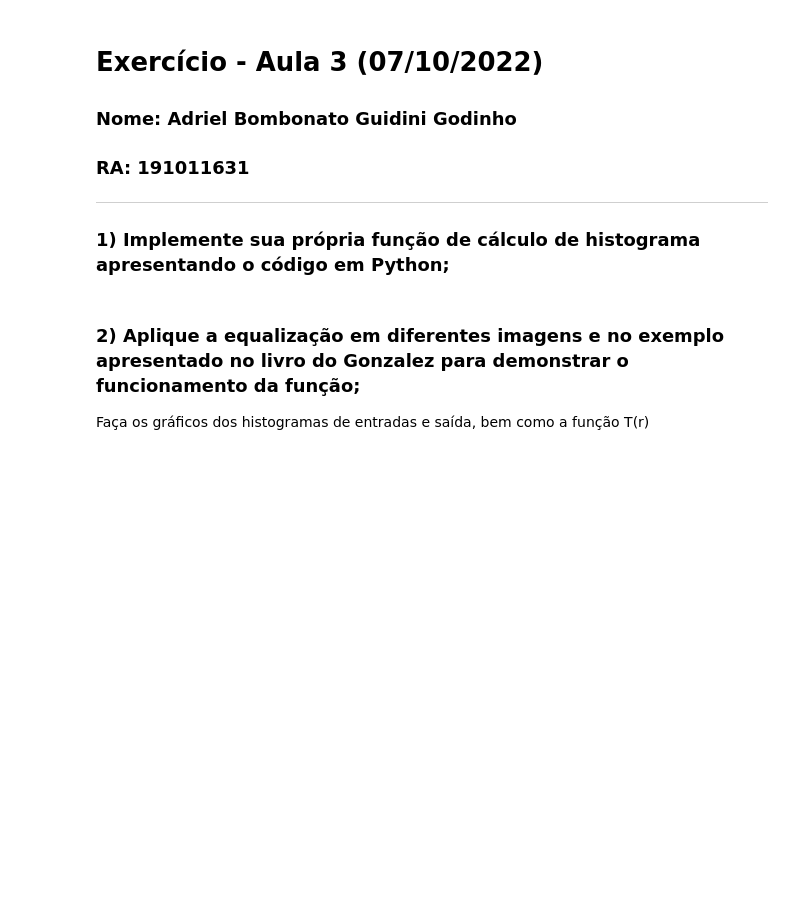
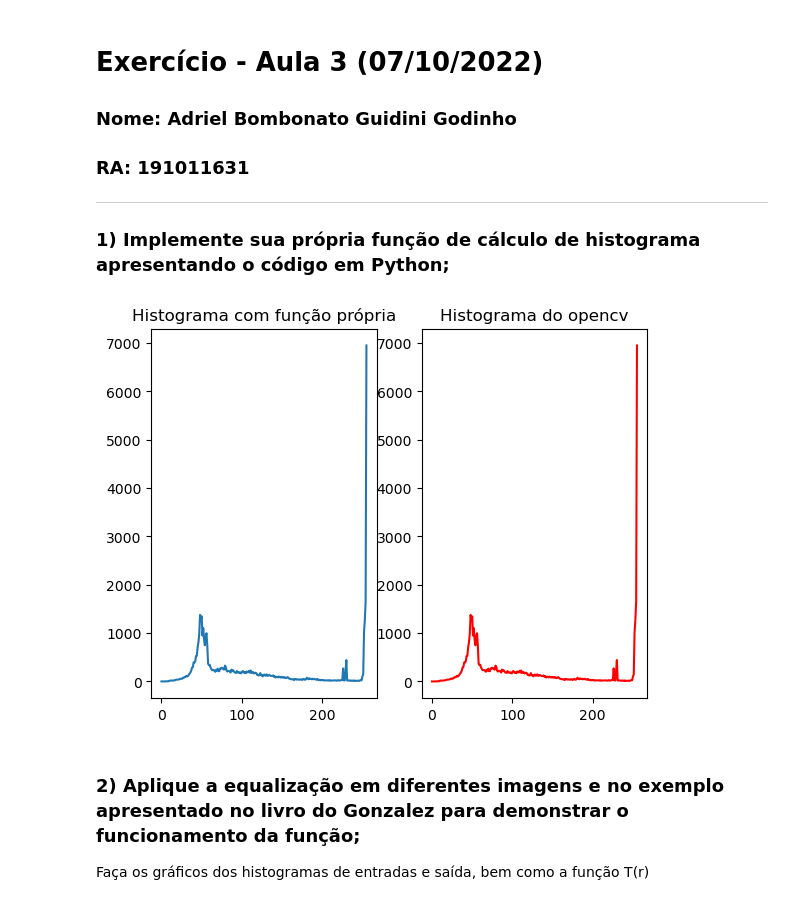
Before and after one commit to Adribom/VisComp22, a Jupyter notebook: Aula3/Exercicio3.ipynb, the cells around one changed output. Saved outputs shown, nothing was run; the diff lists cells and outputs as text; code cells hidden in the pictures; blank space fills up the shorter version.

```diff
--- a/Aula3/Exercicio3.ipynb
+++ b/Aula3/Exercicio3.ipynb
@@ -38,3 +13,34 @@ def plot_hist(histogram):
+# %%
+# Função própria
+
+def calc_histogram(image):
+    hist = []
+
+    # Certificar que a imagem está em 1D
+    img_array = image.flatten()
+
+    # Contagem de pixels com determinados valores a partir da iteração da imagem
+    for i in range(256):
+        hist.append(img_array.tolist().count(i))
+
+    return hist
+# %%
+# Demonstração da função
+
+img = cv2.imread('images\\pimenta.jpg',0)
+
+hist = calc_histogram(img)
+cv2_hist = cv2.calcHist([img],[0],None,[256],[0,256])
+
+plt.subplot(121)
+plt.plot(hist)
+plt.title('Histograma com função própria')
+plt.subplot(122)
+plt.plot(cv2_hist, 'r')
+plt.title('Histograma do opencv')
+plt.show()
+# %% [output]
+[figure, added]
 # %% [markdown]
 ### 2) Aplique a equalização em diferentes imagens e no exemplo apresentado no livro do Gonzalez para demonstrar o funcionamento da função;
 
```
Also changed, not shown: parts of 6 cells of this notebook, 3 other files.
